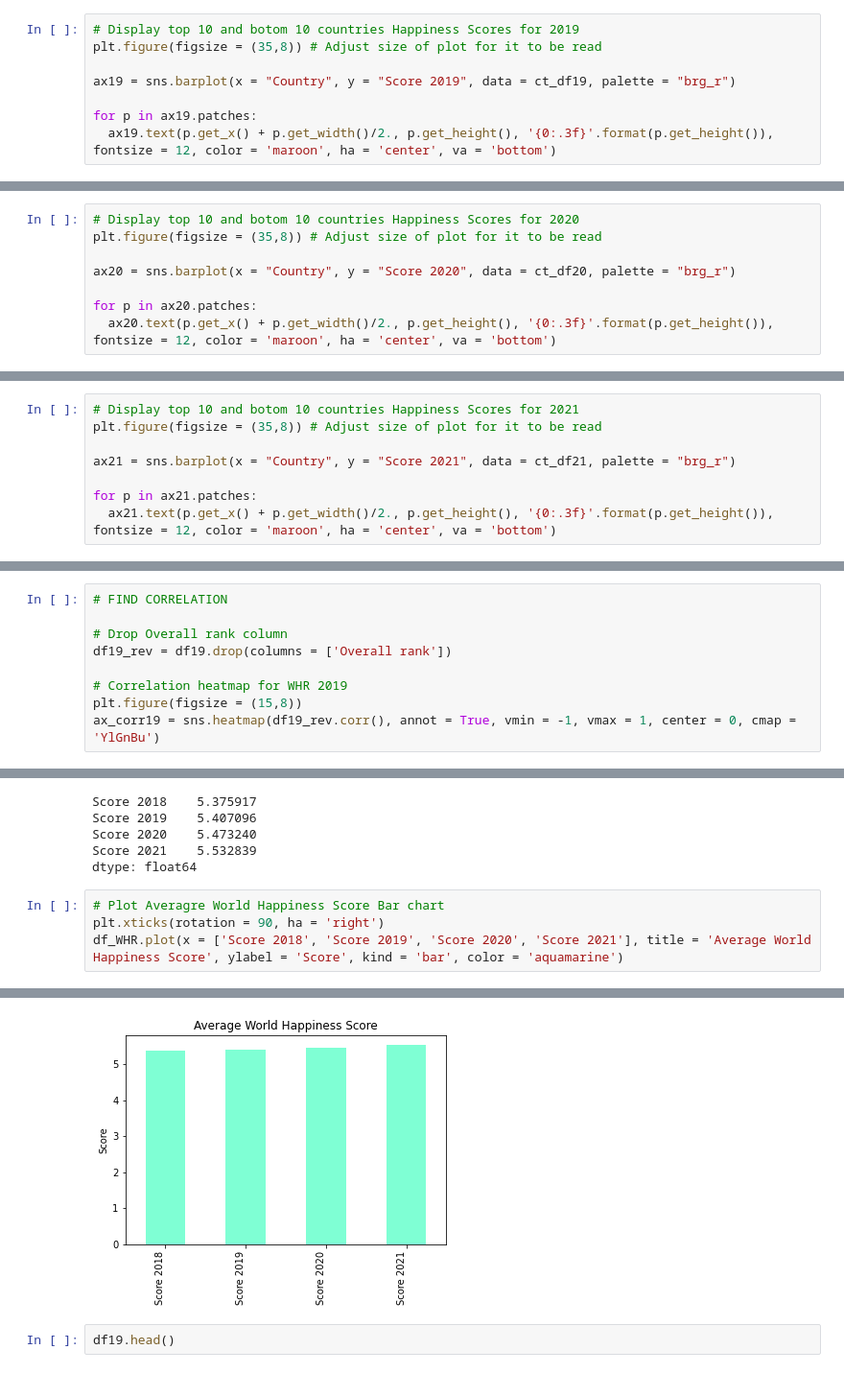
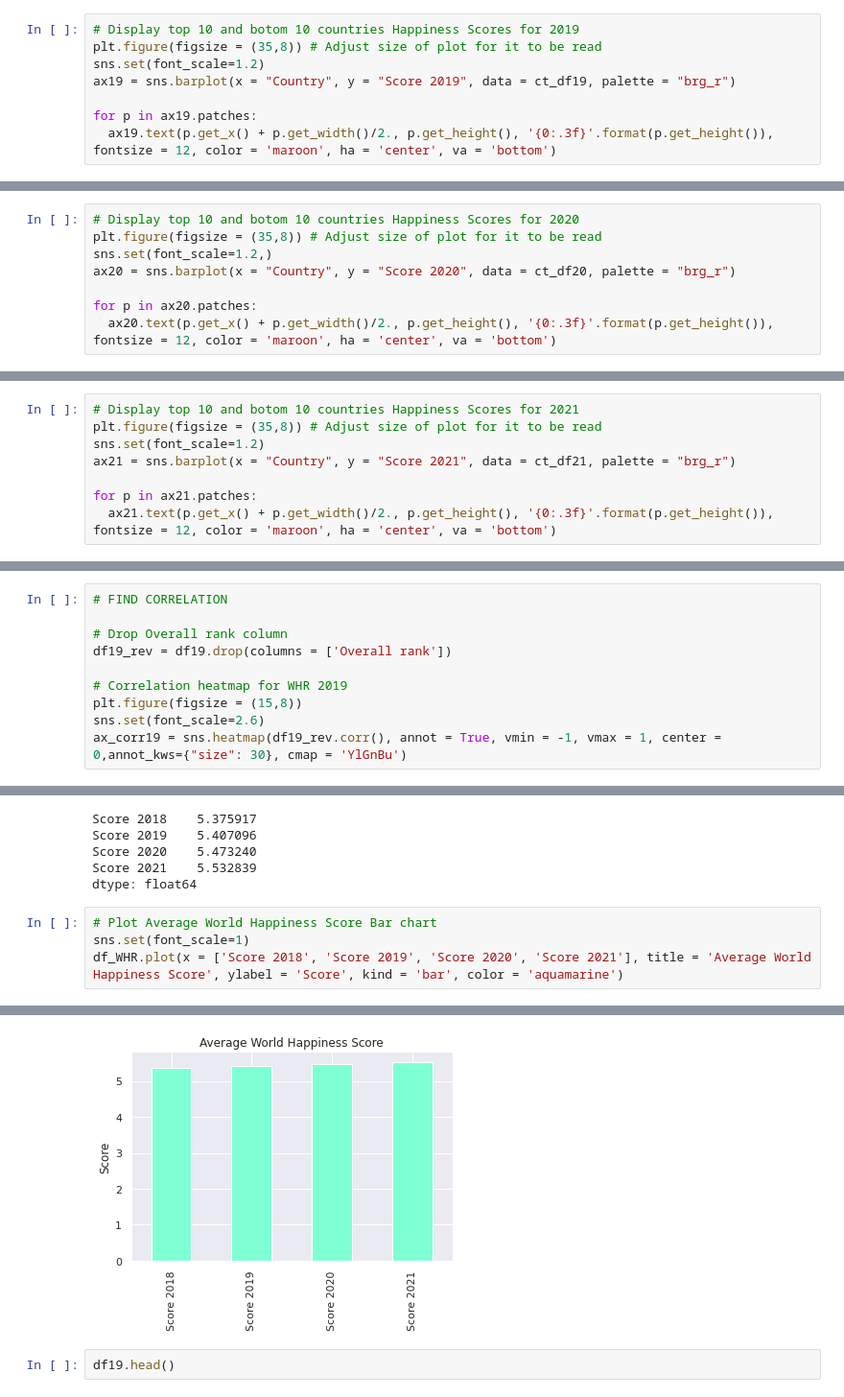
Before and after one commit to SaltedEggYok/INF1002-assignment-1, a Jupyter notebook: code/INF1003 Python Project_Osama Rasheed Khan.ipynb, the cells around one changed output, grey strips where cells are left out. Shown at 96% size. Drawn from its saved outputs; the diff is of its cells as text.

```diff
--- a/code/INF1003 Python Project_Osama Rasheed Khan.ipynb
+++ b/code/INF1003 Python Project_Osama Rasheed Khan.ipynb
@@ -279,7 +279,7 @@ print(ct_df19)
 # %%
 # Display top 10 and botom 10 countries Happiness Scores for 2019
 plt.figure(figsize = (35,8)) # Adjust size of plot for it to be read
-
+sns.set(font_scale=1.2)
 ax19 = sns.barplot(x = "Country", y = "Score 2019", data = ct_df19, palette = "brg_r")
 
 for p in ax19.patches:
@@ -315,7 +315,7 @@ print(ct_df20)
 # %%
 # Display top 10 and botom 10 countries Happiness Scores for 2020
 plt.figure(figsize = (35,8)) # Adjust size of plot for it to be read
-
+sns.set(font_scale=1.2,)
 ax20 = sns.barplot(x = "Country", y = "Score 2020", data = ct_df20, palette = "brg_r")
 
 for p in ax20.patches:
@@ -351,7 +351,7 @@ print(ct_df21)
 # %%
 # Display top 10 and botom 10 countries Happiness Scores for 2021
 plt.figure(figsize = (35,8)) # Adjust size of plot for it to be read
-
+sns.set(font_scale=1.2)
 ax21 = sns.barplot(x = "Country", y = "Score 2021", data = ct_df21, palette = "brg_r")
 
 for p in ax21.patches:
@@ -366,5 +366,6 @@ df19_rev = df19.drop(columns = ['Overall rank'])
 
 # Correlation heatmap for WHR 2019
 plt.figure(figsize = (15,8))
-ax_corr19 = sns.heatmap(df19_rev.corr(), annot = True, vmin = -1, vmax = 1, center = 0, cmap = 'YlGnBu')
+sns.set(font_scale=2.6)
+ax_corr19 = sns.heatmap(df19_rev.corr(), annot = True, vmin = -1, vmax = 1, center = 0,annot_kws={"size": 30}, cmap = 'YlGnBu')
 # %% [output]
@@ -403,12 +404,12 @@ Score 2020    5.473240
 Score 2021    5.532839
 dtype: float64
 # %%
-# Plot Averagre World Happiness Score Bar chart
-plt.xticks(rotation = 90, ha = 'right')
+# Plot Average World Happiness Score Bar chart
+sns.set(font_scale=1)
 df_WHR.plot(x = ['Score 2018', 'Score 2019', 'Score 2020', 'Score 2021'], title = 'Average World Happiness Score', ylabel = 'Score', kind = 'bar', color = 'aquamarine')
 # %% [output]
 <matplotlib.axes._subplots.AxesSubplot at 0x...>
-[figure, old version]
+[figure, new version]
 # %%
 df19.head()
 # %% [output]
```
Also changed, not shown: parts of 8 cells of this notebook.
